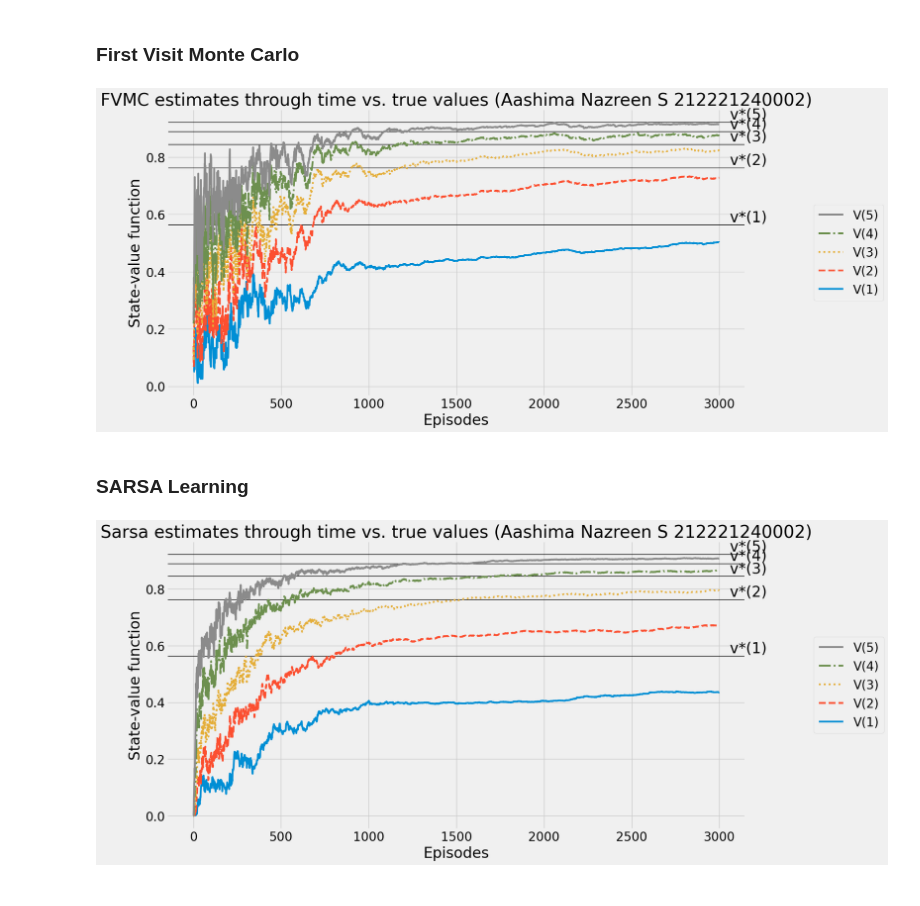
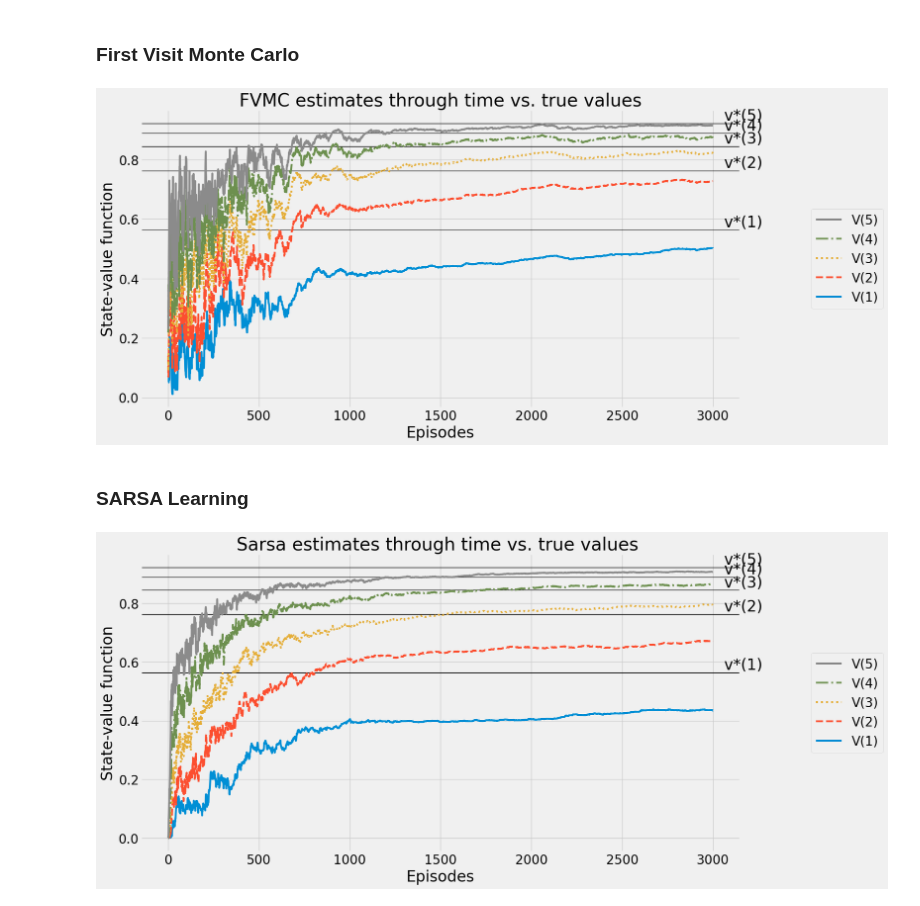
Before and after one commit to RanjithD18/sarsa-learning, a Jupyter notebook: Exp_6_RL.ipynb, the cells around one changed output. Cells and saved outputs as stored; diff of their text form; code cells hidden in the pictures.

```diff
--- a/Exp_6_RL.ipynb
+++ b/Exp_6_RL.ipynb
@@ -517,23 +517,23 @@ Reaches goal 96.00%. Obtains an average return of 0.8672. Regret of 0.0000
 ### **First Visit Monte Carlo**
 # %%
 plot_value_function(
-    'FVMC estimates through time vs. true values (Aashima Nazreen S 212221240002)',
+    'FVMC estimates through time vs. true values',
     np.max(Q_track_mc, axis=2),
     optimal_V,
     limit_items=limit_items,
     limit_value=limit_value,
     log=False)
 # %% [output]
-[figure, old version]
+[figure, new version]
 # %% [markdown]
 ### **SARSA Learning**
 # %%
 plot_value_function(
-    'Sarsa estimates through time vs. true values (Aashima Nazreen S 212221240002)',
+    'Sarsa estimates through time vs. true values ',
     np.max(Q_track_sarsa, axis=2),
     optimal_V,
     limit_items=limit_items,
     limit_value=limit_value,
     log=False)
 # %% [output]
-[figure, old version]
+[figure, new version]
```
Also changed, not shown: parts of 3 cells of this notebook.
